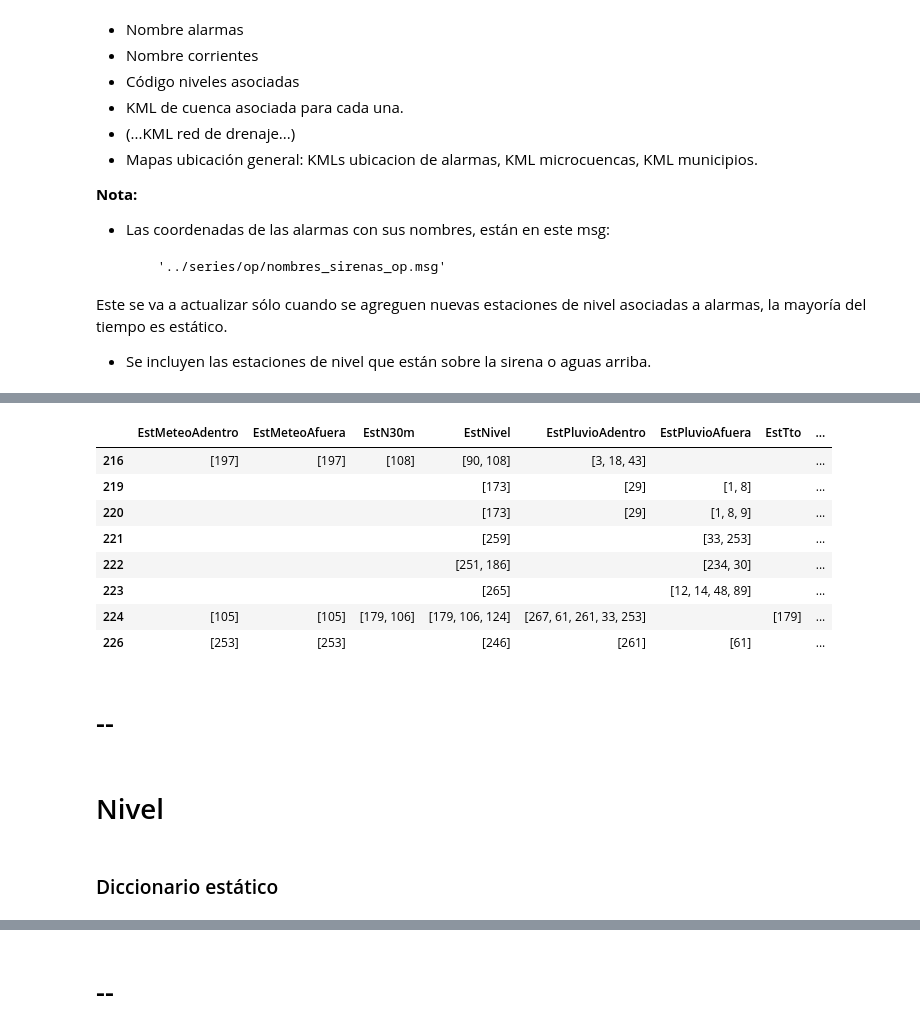
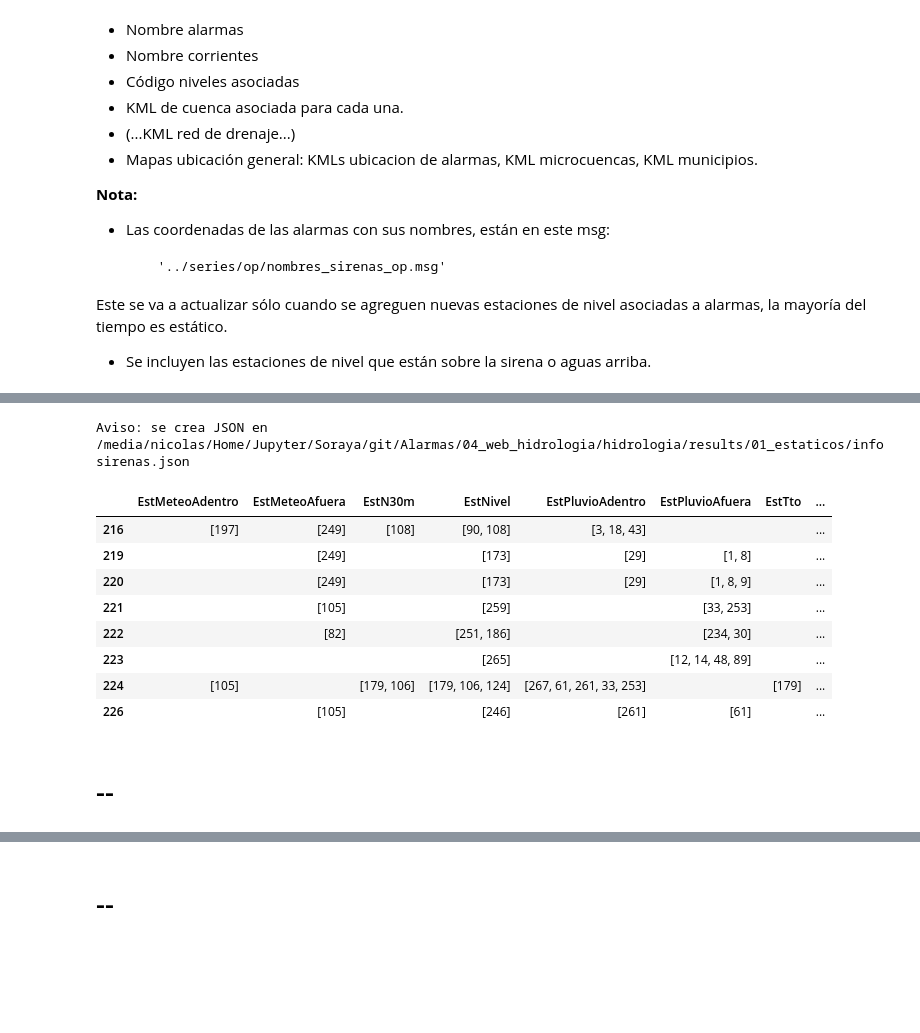
Before and after one commit to Scastil/Alarmas, a Jupyter notebook: 04_web_hidrologia/hidrologia/json_paginaOP.ipynb, the cells around one changed output, grey strips where cells are left out. Cells and saved outputs as stored; diff of their text form; code cells hidden in the pictures; blank space fills up the shorter version.

```diff
--- a/04_web_hidrologia/hidrologia/json_paginaOP.ipynb
+++ b/04_web_hidrologia/hidrologia/json_paginaOP.ipynb
@@ -160,19 +149,19 @@ df.to_json('../../../series/op/prueba_jsonestatico_sirenas_op.json')
-# %%
-dflol=pd.read_json('../../../series/op/prueba_jsonestatico_sirenas_op.json')
-dflol
-# %% [output]
-|  | EstMeteoAdentro | EstMeteoAfuera | EstN30m | EstNivel | EstPluvioAdentro | EstPluvioAfuera | EstTto | ... |
-| 216 | [197] | [197] | [108] | [90, 108] | [3, 18, 43] |  |  | ... |
-| 219 |  |  |  | [173] | [29] | [1, 8] |  | ... |
-| 220 |  |  |  | [173] | [29] | [1, 8, 9] |  | ... |
-| 221 |  |  |  | [259] |  | [33, 253] |  | ... |
-| 222 |  |  |  | [251, 186] |  | [234, 30] |  | ... |
-| 223 |  |  |  | [265] |  | [12, 14, 48, 89] |  | ... |
-| 224 | [105] | [105] | [179, 106] | [179, 106, 124] | [267, 61, 261, 33, 253] |  | [179] | ... |
-| 226 | [253] | [253] |  | [246] | [261] | [61] |  | ... |
+# %%
+set_dfconfig2Json(rutaconfig)
+# %% [output]
+Aviso: se crea JSON en /media/nicolas/Home/Jupyter/Soraya/git/Alarmas/04_web_hidrologia/hidrologia/results/01_estaticos/infosirenas.json
+# %%
+dfconfig=pd.read_json(al.get_ruta(listconfig,'ruta_JSONinfosirenas'))
+dfconfig
+# %% [output]
+|  | EstMeteoAdentro | EstMeteoAfuera | EstN30m | EstNivel | EstPluvioAdentro | EstPluvioAfuera | EstTto | ... |
+| 216 | [197] | [249] | [108] | [90, 108] | [3, 18, 43] |  |  | ... |
+| 219 |  | [249] |  | [173] | [29] | [1, 8] |  | ... |
+| 220 |  | [249] |  | [173] | [29] | [1, 8, 9] |  | ... |
+| 221 |  | [105] |  | [259] |  | [33, 253] |  | ... |
+| 222 |  | [82] |  | [251, 186] |  | [234, 30] |  | ... |
+| 223 |  |  |  | [265] |  | [12, 14, 48, 89] |  | ... |
+| 224 | [105] |  | [179, 106] | [179, 106, 124] | [267, 61, 261, 33, 253] |  | [179] | ... |
+| 226 |  | [105] |  | [246] | [261] | [61] |  | ... |
 # %% [markdown]
 # --
-# %% [markdown]
-# Nivel
-# %% [markdown]
-### Diccionario estático
```
Also changed, not shown: parts of 64 cells of this notebook, 19 other files.
